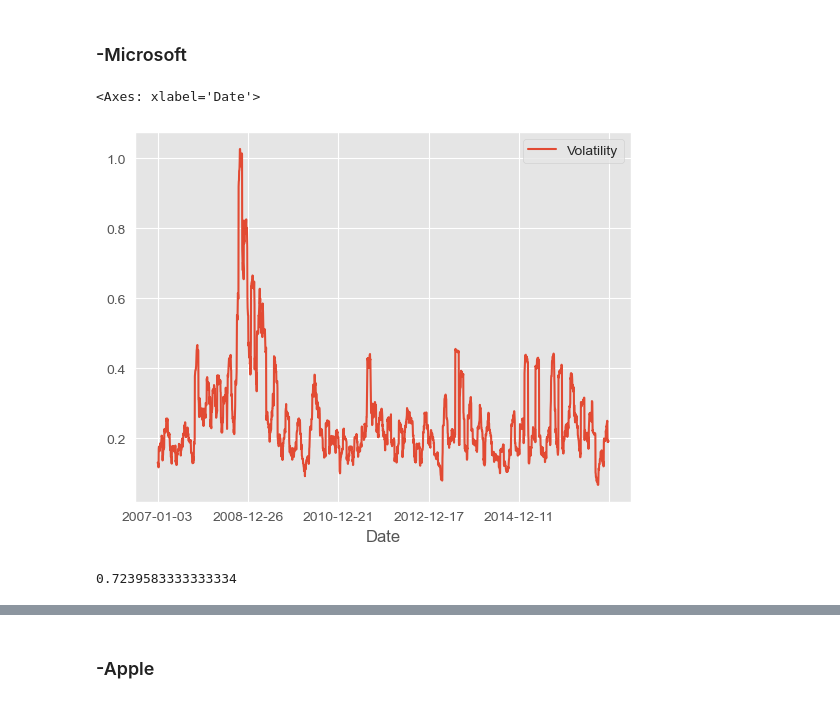
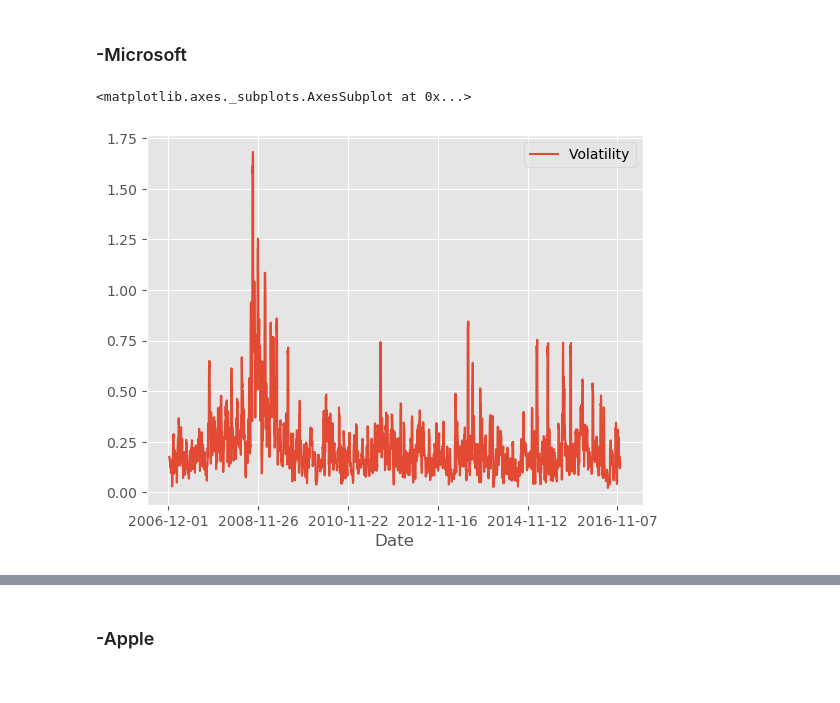
Before and after one commit to requiser/Komplex_tervezes, a Jupyter notebook: src/code/notebook.ipynb, the cells around one changed output, grey strips where cells are left out. Saved outputs shown, nothing was run; the diff lists cells and outputs as text; code cells hidden in the pictures.

```diff
--- a/src/code/notebook.ipynb
+++ b/src/code/notebook.ipynb
@@ -42,3 +437,4 @@ aapl_news.plot.line(y="Adj Close", x='Date')
 # %%
-msft_news.plot.line(y="Adj Close", x='Date')
+msft_data = pd.read_csv('/tmp/pycharm_project_520/src/data/input/processed/source_1/MicrosoftNewsStock.csv')
+msft_data.plot.line(y="Adj Close", x='Date')
 # %% [output]
@@ -53,6 +447,7 @@ msft_news = calculate_volatility(msft_news)
 # %%
-msft_news.plot.line(y="Volatility", x='Date')
+msft_data = calculate_volatility(msft_data)
+msft_data.plot.line(y="Volatility", x='Date')
 # %% [output]
-<Axes: xlabel='Date'>
+<matplotlib.axes._subplots.AxesSubplot at 0x...>
-[figure, old version]
+[figure, new version]
 # %%
@@ -62,6 +455 @@ msft_news = check_prediction(msft_news,'Target','mrm8488_sentiment_score', "mrm8
-# %%
-msft_prediction_accuracy = (sum((msft_news['mrm8488_predictions']))/len(msft_news.index))
-msft_prediction_accuracy
-# %% [output]
-0.7239583333333334
 # %%
```
Also changed, not shown: parts of 59 cells of this notebook, 10 other files.
